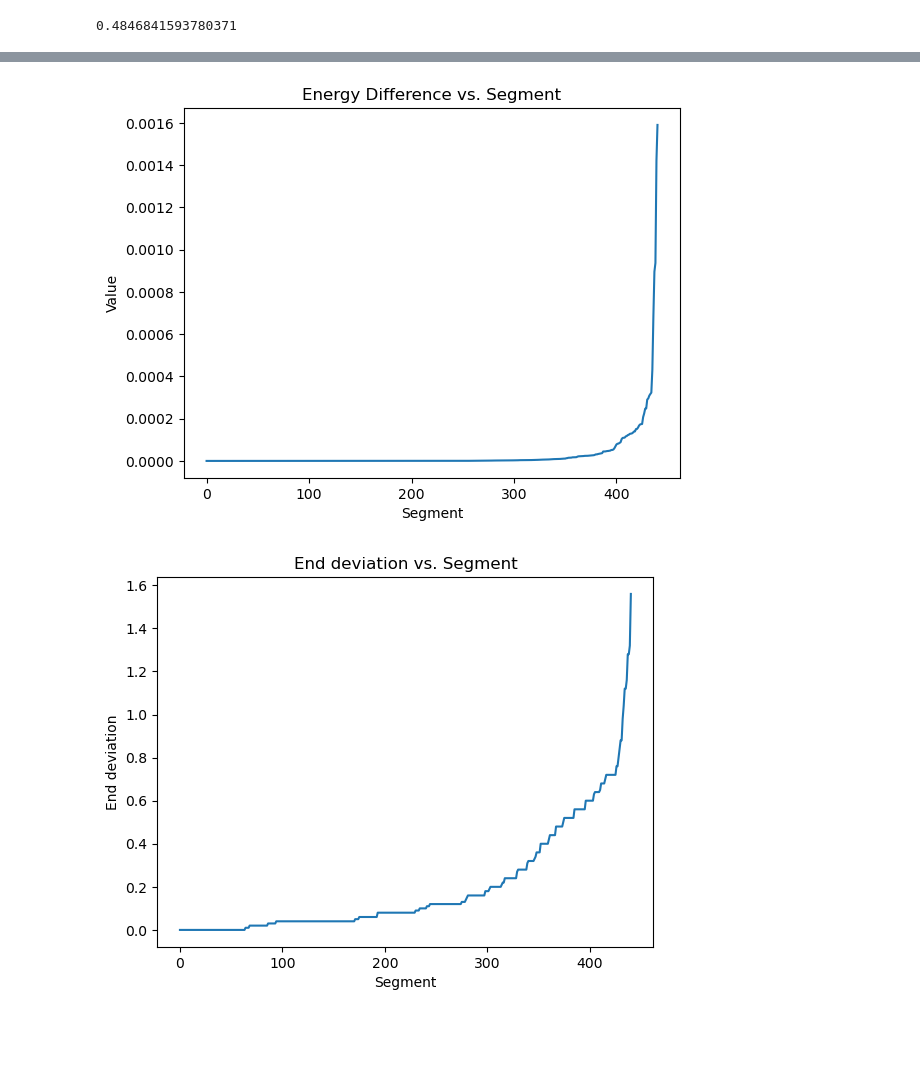
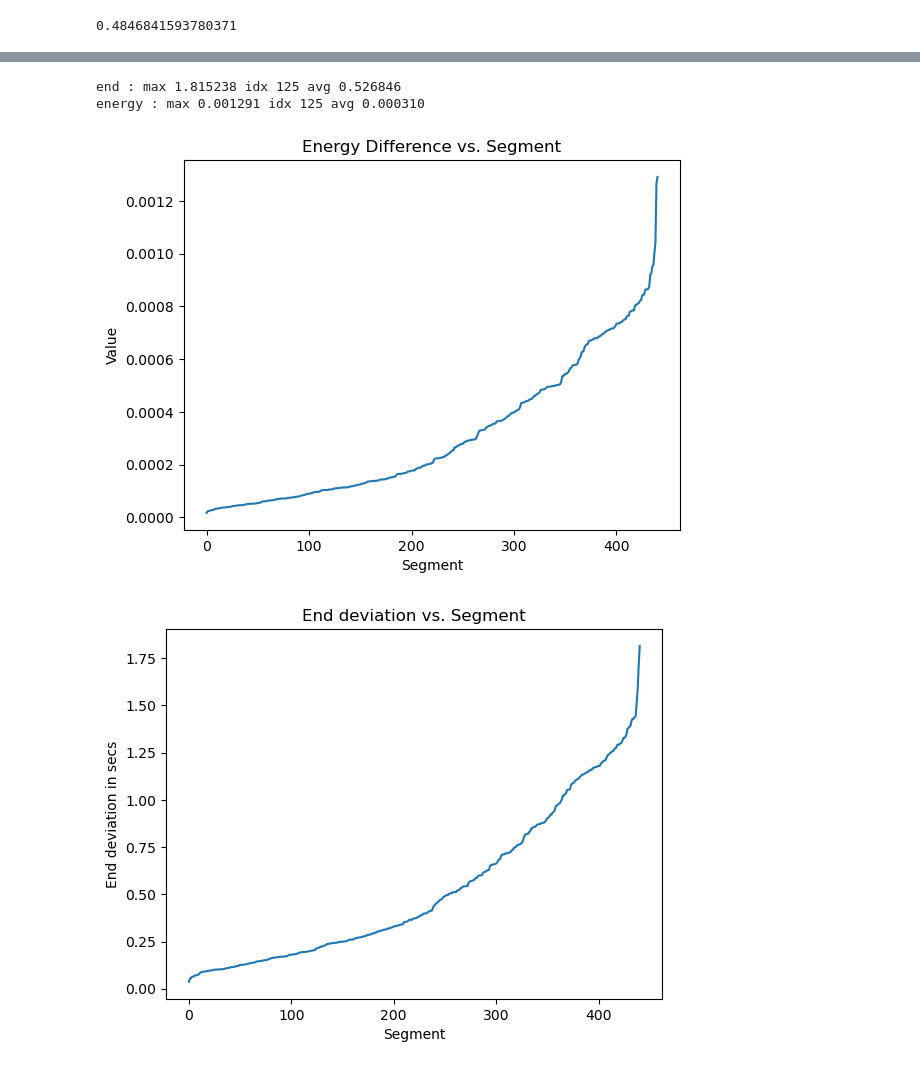
Before and after one commit to sishyanet/sishya-ml, a Jupyter notebook: global alignment aeneas metrics.ipynb, the cells around one changed output, grey strips where cells are left out. Saved outputs shown, nothing was run; the diff lists cells and outputs as text; code cells hidden in the pictures; blank space fills up the shorter version.

```diff
--- a/global alignment aeneas metrics.ipynb
+++ b/global alignment aeneas metrics.ipynb
@@ -989,14 +997,4 @@ i 8 j 6 val 0.625170
 i 9 j 4 val 0.710227
 0.4846841593780371
 # %%
-a,b = g_a.get_segment_deviations()
+end_diff, energy_diff = g_a.get_segment_deviations()
-# %%
-max_val = 0
-idx = -1
-total_val = 0
-for i in range(0, len(a)):
-    total_val += a[i]
-    if (a[i] > max_val):
-        max_val = a[i]
-        idx = i
-max_val, idx, total_val/len(a)
@@ -1005,10 +1000,0 @@ max_val, idx, total_val/len(a)
-# %%
-max_val = 0
-idx = -1
-total_val = 0
-for i in range(0, len(b)):
-    total_val += b[i]
-    if (b[i] > max_val):
-        max_val = b[i]
-        idx = i
-max_val, idx, total_val/len(b)
@@ -1101,8 +1022,31 @@ b_copy
+# %%
+end_diff_sorted, end_idx_sorted = get_sorted(end_diff)
+energy_diff_sorted, energy_idx_sorted = get_sorted(energy_diff)
+# %%
+max_val_end, max_val_energy = 0, 0
+idx_end, idx_energy = -1, -1
+total_val_end, total_val_energy = 0, 0
+
+for i in range(0, len(end_diff)):
+    total_val_end += end_diff[i]
+    if (end_diff[i] > max_val_end):
+        max_val_end = end_diff[i]
+        idx_end = i
+
+    total_val_energy += energy_diff[i]
+    if (energy_diff[i] > max_val_energy):
+        max_val_energy = energy_diff[i]
+        idx_energy = i
+print("end : max %f idx %d avg %f" %(max_val_end, idx_end, total_val_end/len(end_diff)))
+print("energy : max %f idx %d avg %f" %(max_val_energy, idx_energy, total_val_energy/len(energy_diff)))
+# %% [output]
+end : max 1.815238 idx 125 avg 0.526846
+energy : max 0.001291 idx 125 avg 0.000310
 # %%
 import matplotlib.pyplot as plt
 
 # Sample data (replace with your own data)
-data = b_copy
+data = energy_diff_sorted
 
 # Create the plot
 plt.plot(data)
@@ -1117,23 +1061,23 @@ plt.title("Energy Difference vs. Segment")
 # Display the plot
 plt.show()
 # %% [output]
-[figure, old version]
+[figure, new version]
 # %%
 
 # Sample data (replace with your own data)
-data = a_copy
+data = end_diff_sorted
 
 # Create the plot
 plt.plot(data)
 
 # Set axis labels
 plt.xlabel("Segment")
-plt.ylabel("End deviation")
+plt.ylabel("End deviation in secs")
 
 # Add a title (optional)
 plt.title("End deviation vs. Segment")
 
 # Display the plot
 plt.show()
 # %% [output]
-[figure, old version]
+[figure, new version]
```
Also changed, not shown: parts of 11 cells of this notebook.
